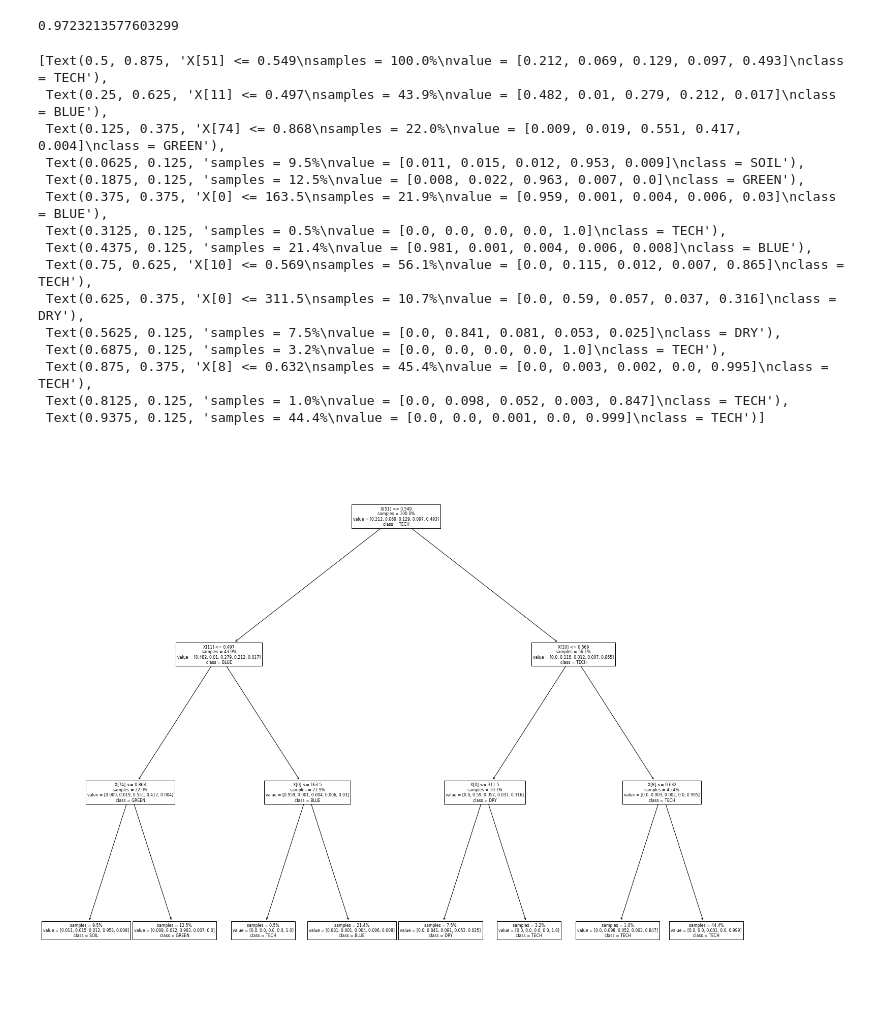
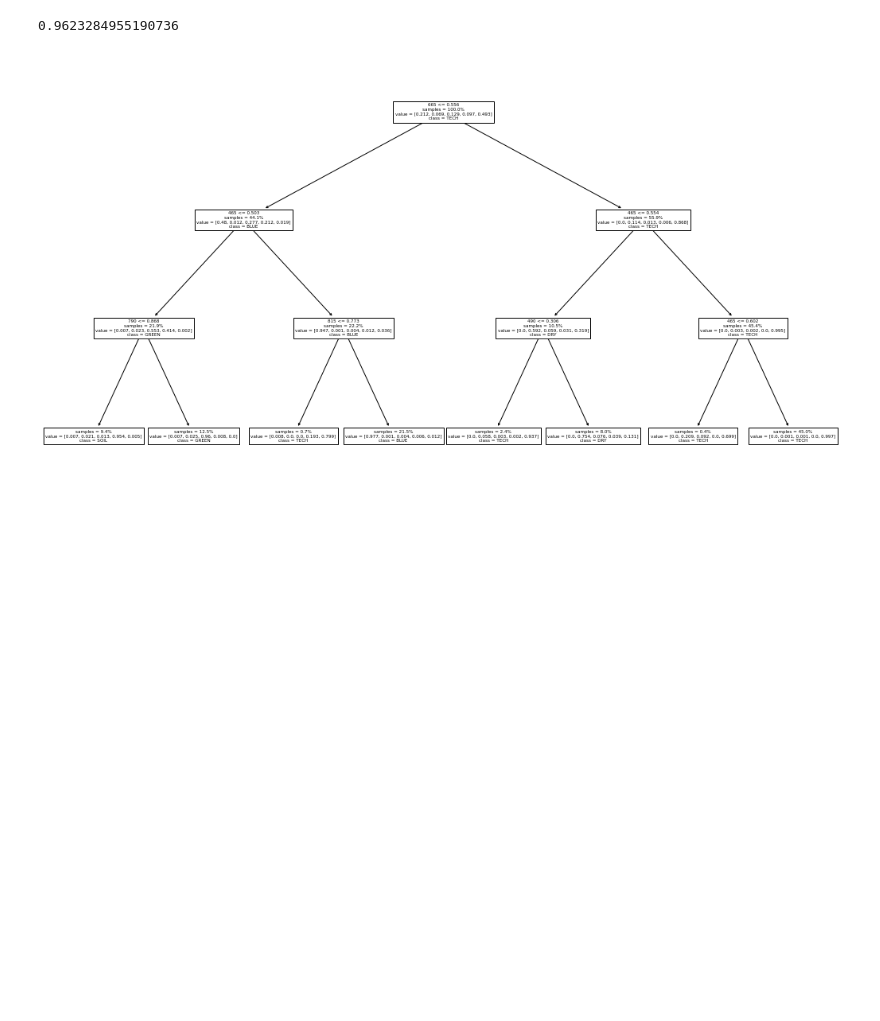
Before and after one commit to llxzy/E4012_rastliny, a Jupyter notebook: decision-tree.ipynb, the cells around one changed output. Saved outputs shown, nothing was run; the diff lists cells and outputs as text; code cells hidden in the pictures; blank space fills up the shorter version.

```diff
--- a/decision-tree.ipynb
+++ b/decision-tree.ipynb
@@ -73,43 +71,29 @@ X_train, X_test, y_train, y_test = train_test_split(input, output, test_size = 0
 # %%
-from sklearn.tree import DecisionTreeClassifier
-from sklearn.metrics import accuracy_score
+# model pro všechny proměnné
+output = df['ROI']
+input = df.loc[:, ~df.columns.isin(['Tray', 'ROI'])]
 
 X_train, X_test, y_train, y_test = train_test_split(input, output, test_size = 0.3, random_state=42)
+
 dtree = DecisionTreeClassifier(max_depth=3)
 dtree.fit(X_train, y_train)
 predicitions = dtree.predict(X_test)
 acc = accuracy_score(y_test, predicitions)
 acc
 # %% [output]
-0.9723213577603299
+0.9623284955190736
 # %%
-from sklearn.tree import plot_tree
-import matplotlib.pyplot as plt
-
-fig = plt.figure(figsize=((25,20)))
+fig = plt.figure(figsize=((18,10)))
 plot_tree(dtree,
             class_names= ['BLUE','DRY', 'GREEN', 'SOIL', 'TECH'],
+            feature_names= X_train.columns,
             impurity=False,
             proportion=True,
             filled=False)
-#fig.savefig('test.png')
+
+fig.savefig('DT.jpg')
 # %% [output]
-[Text(0.5, 0.875, 'X[51] <= 0.549\nsamples = 100.0%\nvalue = [0.212, 0.069, 0.129, 0.097, 0.493]\nclass = TECH'),
- Text(0.25, 0.625, 'X[11] <= 0.497\nsamples = 43.9%\nvalue = [0.482, 0.01, 0.279, 0.212, 0.017]\nclass = BLUE'),
- Text(0.125, 0.375, 'X[74] <= 0.868\nsamples = 22.0%\nvalue = [0.009, 0.019, 0.551, 0.417, 0.004]\nclass = GREEN'),
- Text(0.0625, 0.125, 'samples = 9.5%\nvalue = [0.011, 0.015, 0.012, 0.953, 0.009]\nclass = SOIL'),
- Text(0.1875, 0.125, 'samples = 12.5%\nvalue = [0.008, 0.022, 0.963, 0.007, 0.0]\nclass = GREEN'),
- Text(0.375, 0.375, 'X[0] <= 163.5\nsamples = 21.9%\nvalue = [0.959, 0.001, 0.004, 0.006, 0.03]\nclass = BLUE'),
- Text(0.3125, 0.125, 'samples = 0.5%\nvalue = [0.0, 0.0, 0.0, 0.0, 1.0]\nclass = TECH'),
- Text(0.4375, 0.125, 'samples = 21.4%\nvalue = [0.981, 0.001, 0.004, 0.006, 0.008]\nclass = BLUE'),
- Text(0.75, 0.625, 'X[10] <= 0.569\nsamples = 56.1%\nvalue = [0.0, 0.115, 0.012, 0.007, 0.865]\nclass = TECH'),
- Text(0.625, 0.375, 'X[0] <= 311.5\nsamples = 10.7%\nvalue = [0.0, 0.59, 0.057, 0.037, 0.316]\nclass = DRY'),
- Text(0.5625, 0.125, 'samples = 7.5%\nvalue = [0.0, 0.841, 0.081, 0.053, 0.025]\nclass = DRY'),
- Text(0.6875, 0.125, 'samples = 3.2%\nvalue = [0.0, 0.0, 0.0, 0.0, 1.0]\nclass = TECH'),
- Text(0.875, 0.375, 'X[8] <= 0.632\nsamples = 45.4%\nvalue = [0.0, 0.003, 0.002, 0.0, 0.995]\nclass = TECH'),
- Text(0.8125, 0.125, 'samples = 1.0%\nvalue = [0.0, 0.098, 0.052, 0.003, 0.847]\nclass = TECH'),
- Text(0.9375, 0.125, 'samples = 44.4%\nvalue = [0.0, 0.0, 0.001, 0.0, 0.999]\nclass = TECH')]
-[figure, old version]
+[figure, new version]
 # %%
 from sklearn import tree
 print(tree.export_text(dtree))
```
Also changed, not shown: parts of 9 cells of this notebook.
